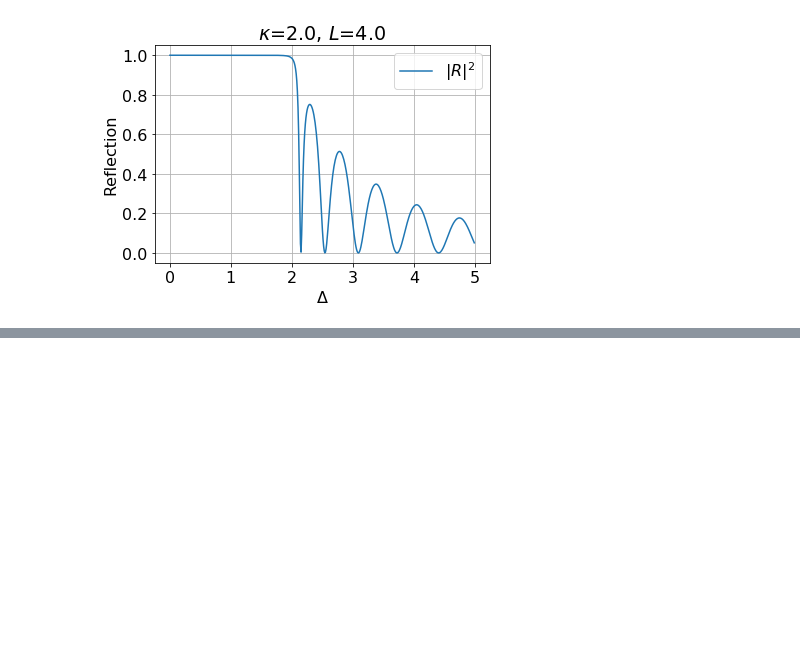
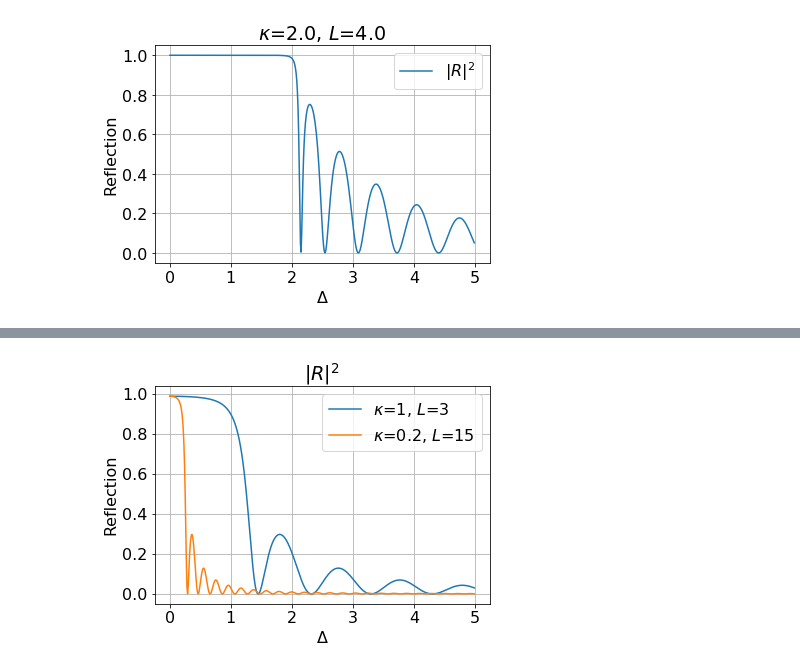
Before and after one commit to dvtkd/epd3, a Jupyter notebook: CoupledModeTheory.ipynb, the cells around one changed output, grey strips where cells are left out. Cells and saved outputs as stored; diff of their text form; code cells hidden in the pictures; blank space fills up the shorter version.

```diff
--- a/CoupledModeTheory.ipynb
+++ b/CoupledModeTheory.ipynb
@@ -111,0 +243,37 @@ print pi
+# %%
+#plot figure from course - Reflection
+
+def cmt2b(D,k,L):
+    s = np.sqrt((k+0.j)**2-D**2)
+    R2 = np.sinh(s*L)**2/(np.cosh(s*L)**2-(D/k)**2)
+    return R2
+
+D = np.arange(0.001,5,0.01)
+
+k=1
+L=3
+labela = '$\kappa$=' + str(k) + ', $L$=' + str(L)
+R2a=cmt2b(D,k,L)
+
+k=0.2
+L=15
+labelb = '$\kappa$=' + str(k) + ', $L$=' + str(L)
+R2b=cmt2b(D,k,L)
+
+
+
+title='$|R|^2$'
+
+ax=plt.figure(2)
+plt.rcParams.update({'font.size': 16})
+plt.plot(D,np.real(R2a),label=labela)
+plt.plot(D,np.real(R2b),label=labelb)
+plt.title(title)
+plt.xlabel('$\Delta$')
+plt.ylabel('Reflection')
+plt.legend(loc='upper right')
+plt.grid()
+plt.savefig('R2.png')
+plt.show()
+# %% [output]
+[figure, added]
```
Also changed, not shown: parts of 14 cells of this notebook.
